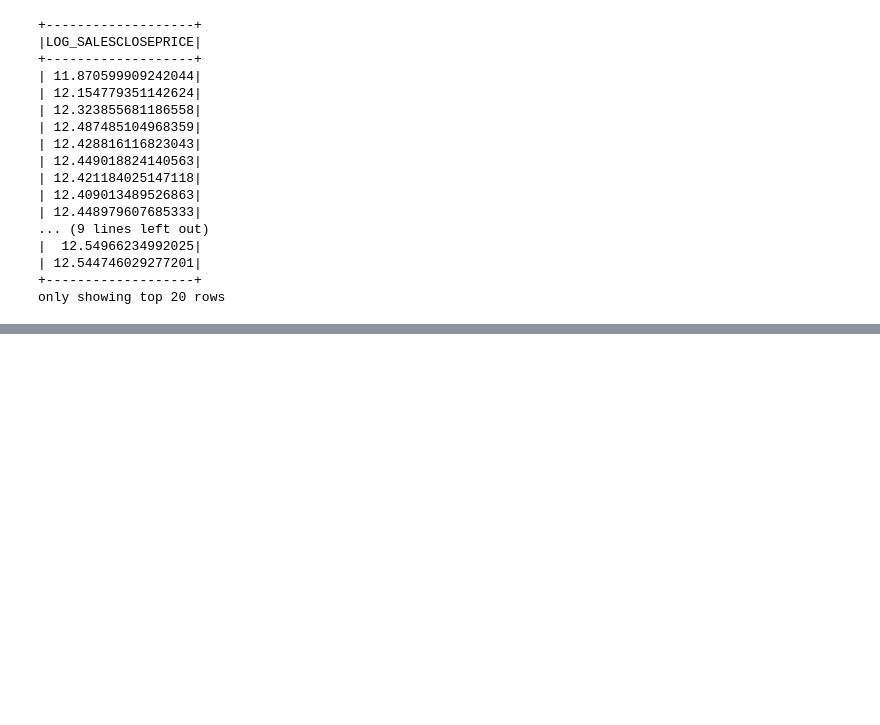
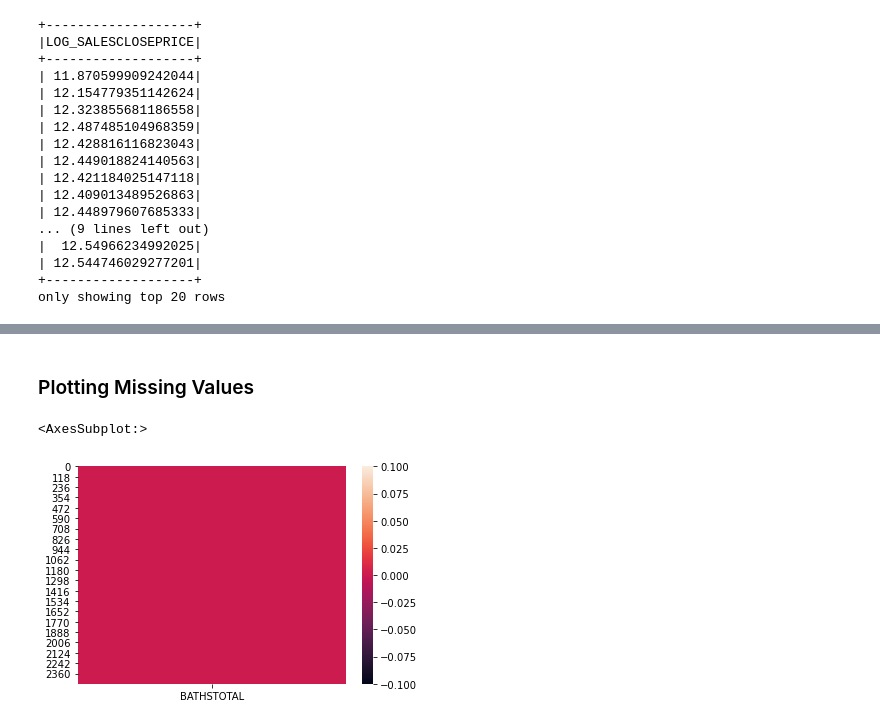
Before and after one commit to ksobczak2501/Big-Data-with-PySpark, a Jupyter notebook: 4. Feature_engineering_with _PySpark.ipynb, the cells around one changed output, grey strips where cells are left out. Drawn from its saved outputs; the diff is of its cells as text; code cells hidden in the pictures; blank space fills up the shorter version.

```diff
--- a/4. Feature_engineering_with _PySpark.ipynb
+++ b/4. Feature_engineering_with _PySpark.ipynb
@@ -391,0 +398,18 @@ df = df.where((df['LOG_SALESCLOSEPRICE'] < hi_bound) & (df['LOG_SALESCLOSEPRICE'
+# %%
+def min_max_scaler(df, cols_to_scale):
+      # Takes a dataframe and list of columns to minmax scale. Returns a dataframe.
+    for col in cols_to_scale:
+        # Define min and max values and collect them
+        max_days = df.agg({col: 'max'}).collect()[0][0]
+        min_days = df.agg({col: 'min'}).collect()[0][0]
+        new_column_name = 'scaled_' + col
+        # Create a new column based off the scaled data
+        df = df.withColumn(new_column_name,
+                          (df[new_column_name] - min_days) / (max_days - min_days))
+    return df
+# %%
+cols_to_scale = ['FIREPLACES']
+# %%
+df = min_max_scaler(df, cols_to_scale)
+# Show that our data is now between 0 and 1
+#df[['DAYSONMARKET', 'scaled_DAYSONMARKET']].show()
@@ -391,0 +430,9 @@ df = df.where((df['LOG_SALESCLOSEPRICE'] < hi_bound) & (df['LOG_SALESCLOSEPRICE'
+# %%
+# Calculate the max year
+max_year = df.agg({'YEARBUILT': 'max'}).collect()[0][0]
+
+# Create a new column of reflected data
+df = df.withColumn('Reflect_YearBuilt', (max_year + 1) - df['YEARBUILT'])
+
+# Create a new column based reflected data
+df = df.withColumn('adj_yearbuilt', 1 / log(df['Reflect_YearBuilt']))
@@ -391,0 +452,18 @@ df = df.where((df['LOG_SALESCLOSEPRICE'] < hi_bound) & (df['LOG_SALESCLOSEPRICE'
+# %% [markdown]
+### Plotting Missing Values
+# %%
+# Import libraryimport seaborn as sns
+# subset the dataframe
+sub_df = df.select(['BATHSTOTAL'])
+
+# sample the dataframe
+sample_df = sub_df.sample(False, .5, 4)
+
+# Convert to Pandas DataFrame
+pandas_df = sample_df.toPandas()
+
+# Plot it
+sns.heatmap(data=pandas_df.isnull())
+# %% [output]
+<AxesSubplot:>
+[figure, added]
```
Also changed, not shown: parts of 43 cells of this notebook.
